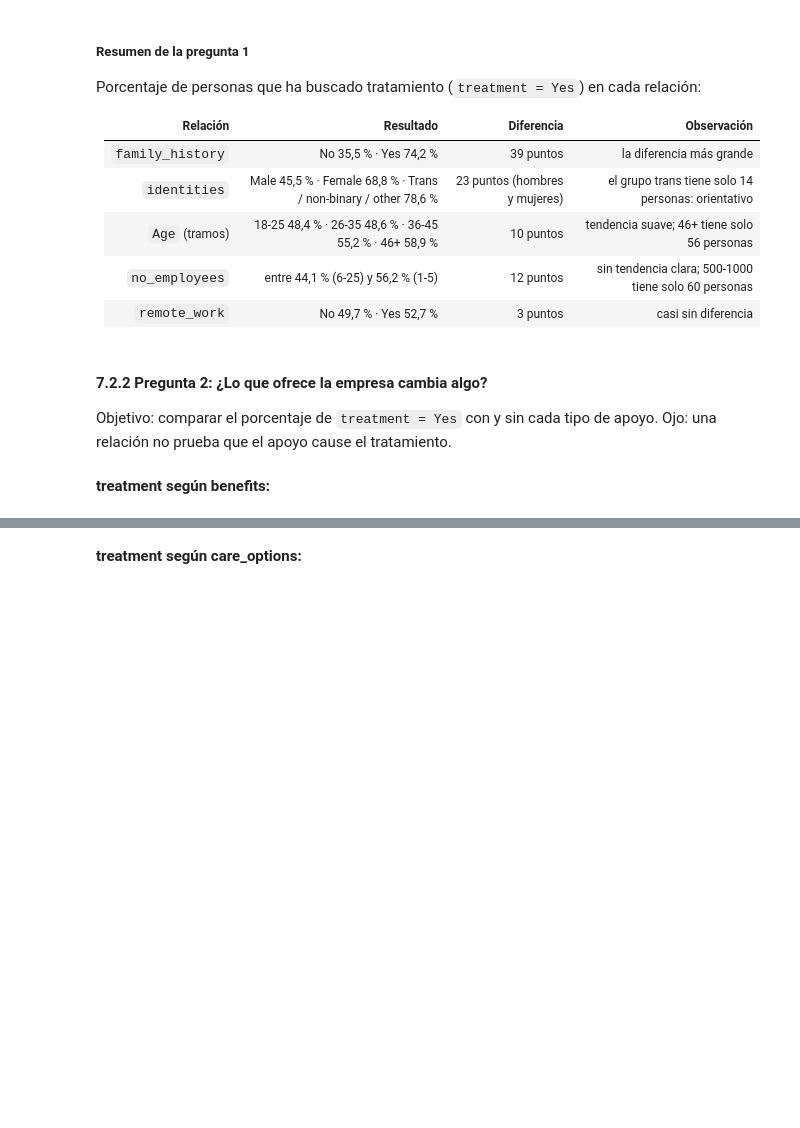
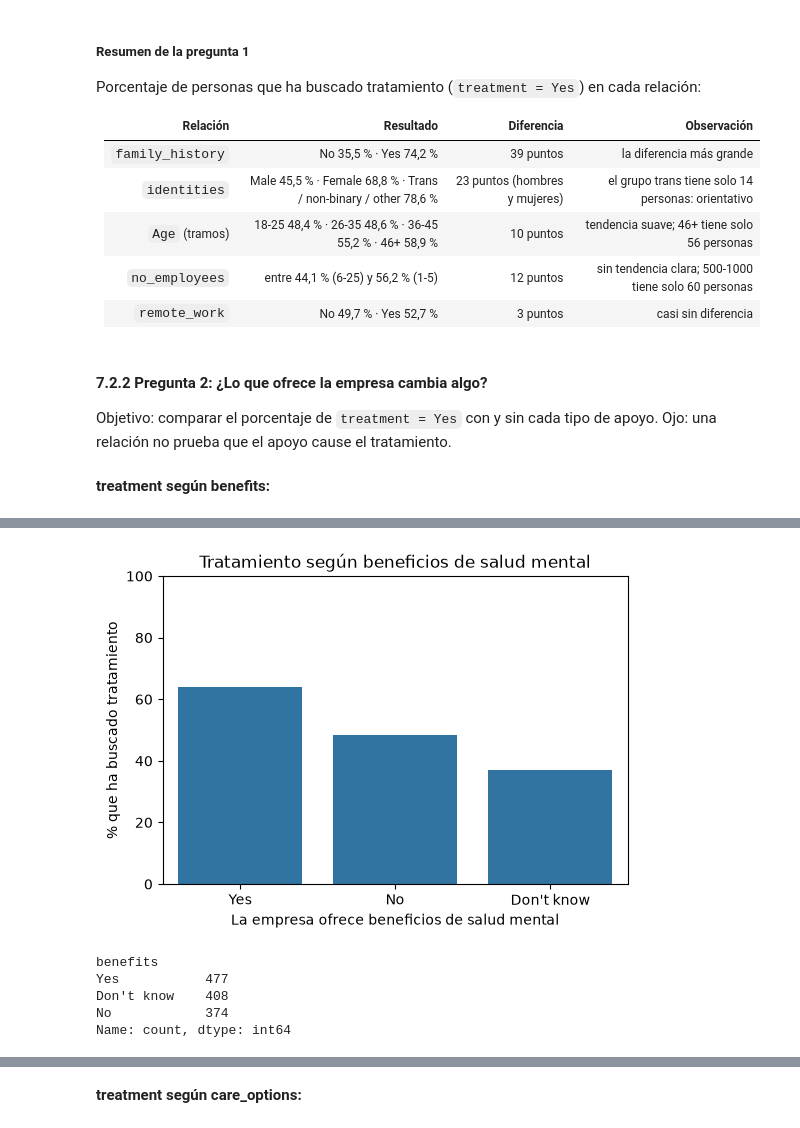
Before and after one commit to IA-P1-BCN/ai_project_EDA-charlotte_doulcet, a Jupyter notebook: eda.ipynb, the cells around one changed output, grey strips where cells are left out. Cells and saved outputs as stored; diff of their text form; code cells hidden in the pictures; blank space fills up the shorter version.

Commit message:
feat: add bivariate analysis for question 2
Add 7.2.2: treatment by benefits, care_options, wellness_program and
seek_help, with a summary table. Log decisions in BITACORA.md.

```diff
--- a/eda.ipynb
+++ b/eda.ipynb
@@ -959,2 +967,3 @@ Objetivo: comparar el porcentaje de `treatment = Yes` con y sin cada tipo de apo
 # %%
-# tabla (crosstab en %)
+tabla_ben = pd.crosstab(df_clean["benefits"], df_clean["treatment"], normalize="index") * 100
+tabla_ben.round(1)
@@ -961,3 +976,16 @@ Objetivo: comparar el porcentaje de `treatment = Yes` con y sin cada tipo de apo
 # %%
-# gráfico
+plt.figure(figsize=(6, 4))
+sns.barplot(x=tabla_ben.index, y=tabla_ben["Yes"], order=["Yes", "No", "Don't know"])
+plt.title("Tratamiento según beneficios de salud mental")
+plt.xlabel("La empresa ofrece beneficios de salud mental")
+plt.ylabel("% que ha buscado tratamiento")
+plt.ylim(0, 100)
+plt.show()
+# %% [output]
+[figure, added]
+benefits
+Yes           477
+Don't know    408
+No            374
+Name: count, dtype: int64
 # %% [markdown]
```
Also changed, not shown: parts of 16 cells of this notebook, 1 other file.
